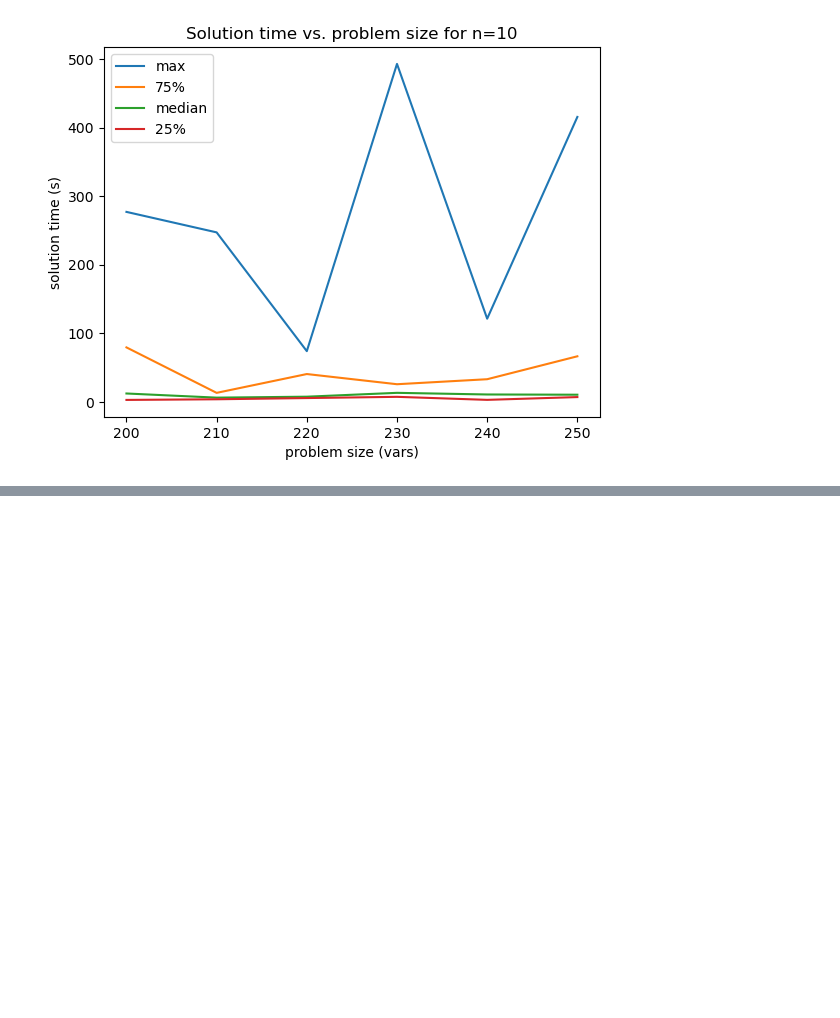
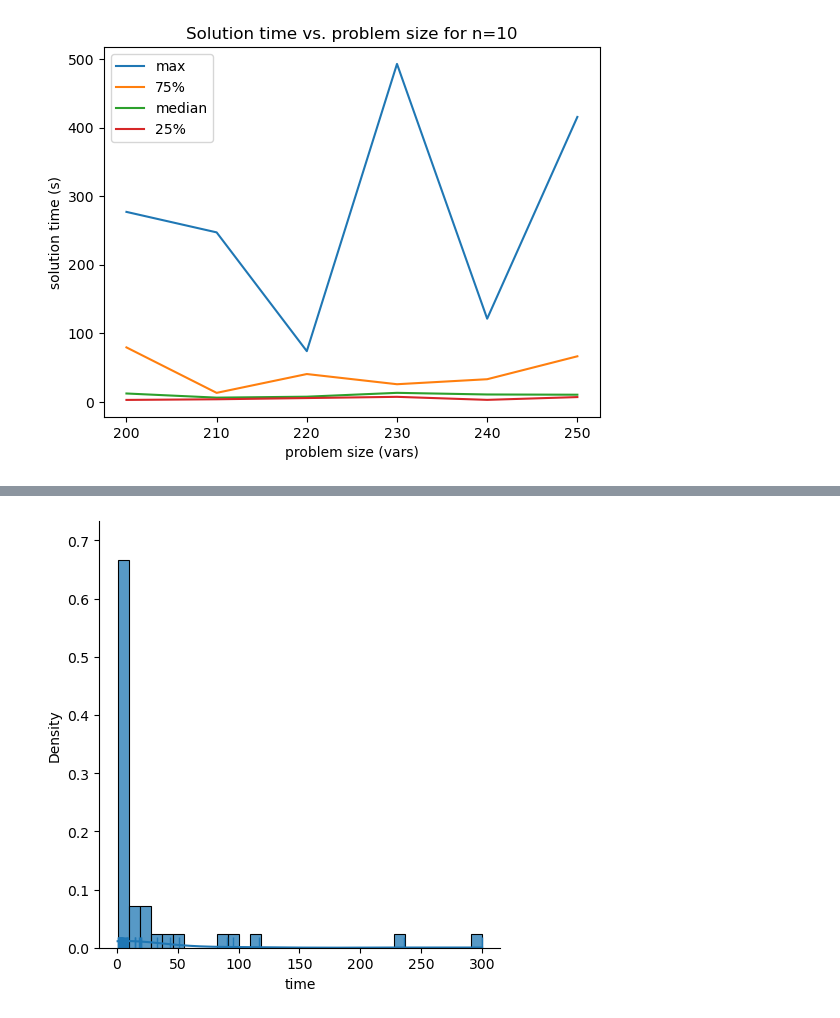
Before and after one commit to peterbarkley/wta, a Jupyter notebook: wta_solution_time_plot.ipynb, the cells around one changed output, grey strips where cells are left out. Saved outputs shown, nothing was run; the diff lists cells and outputs as text; code cells hidden in the pictures; blank space fills up the shorter version.

```diff
--- a/wta_solution_time_plot.ipynb
+++ b/wta_solution_time_plot.ipynb
@@ -54,0 +104,8 @@ plt.show()
+# %%
+sns.displot(data=n_res_df, x='time', rug=True, legend=True, kind="kde", cut=0)
+
+sns.histplot(data=n_res_df, x='time', ax=plt.gca(), stat='probability')
+
+plt.show()
+# %% [output]
+[figure, added]
```
Also changed, not shown: parts of 6 cells of this notebook, 5 other files.
